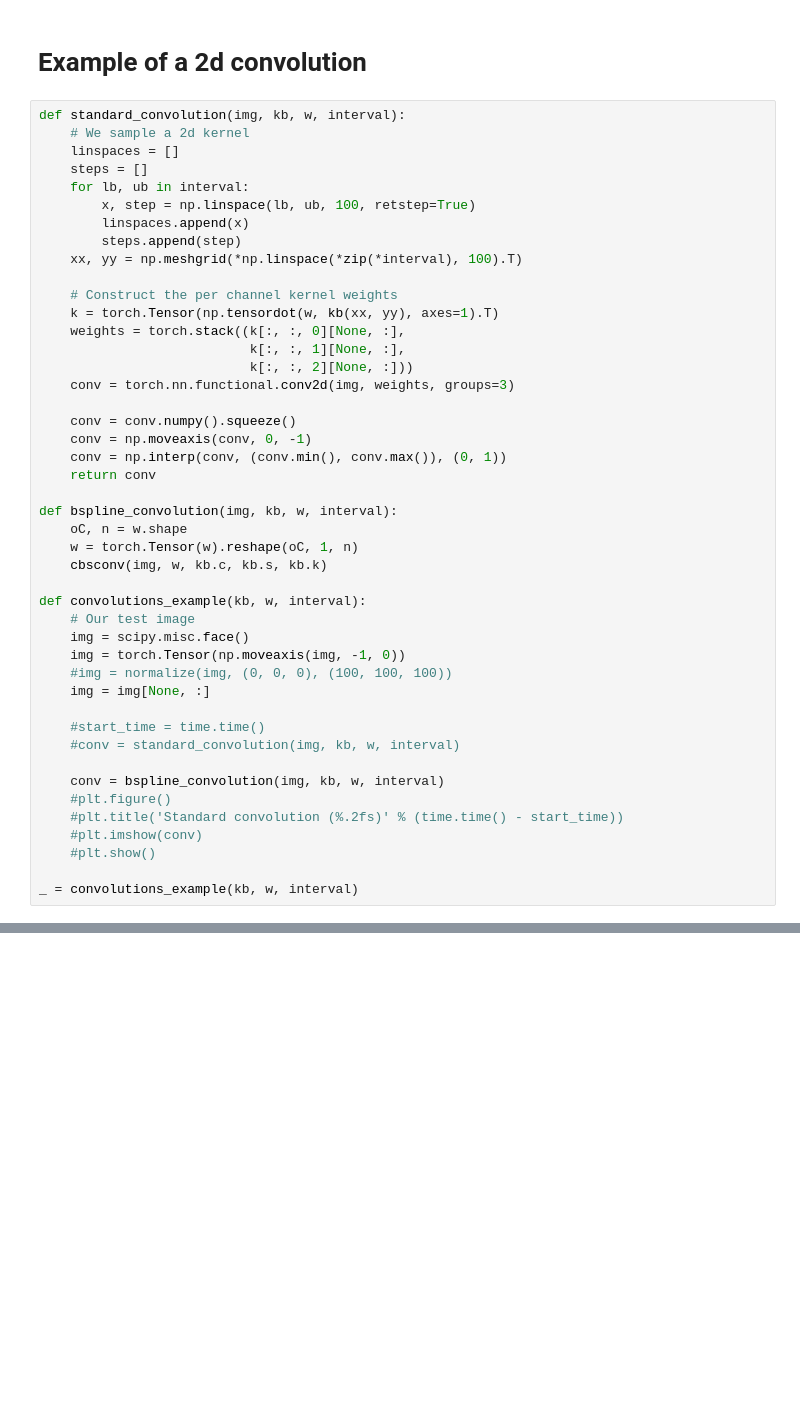
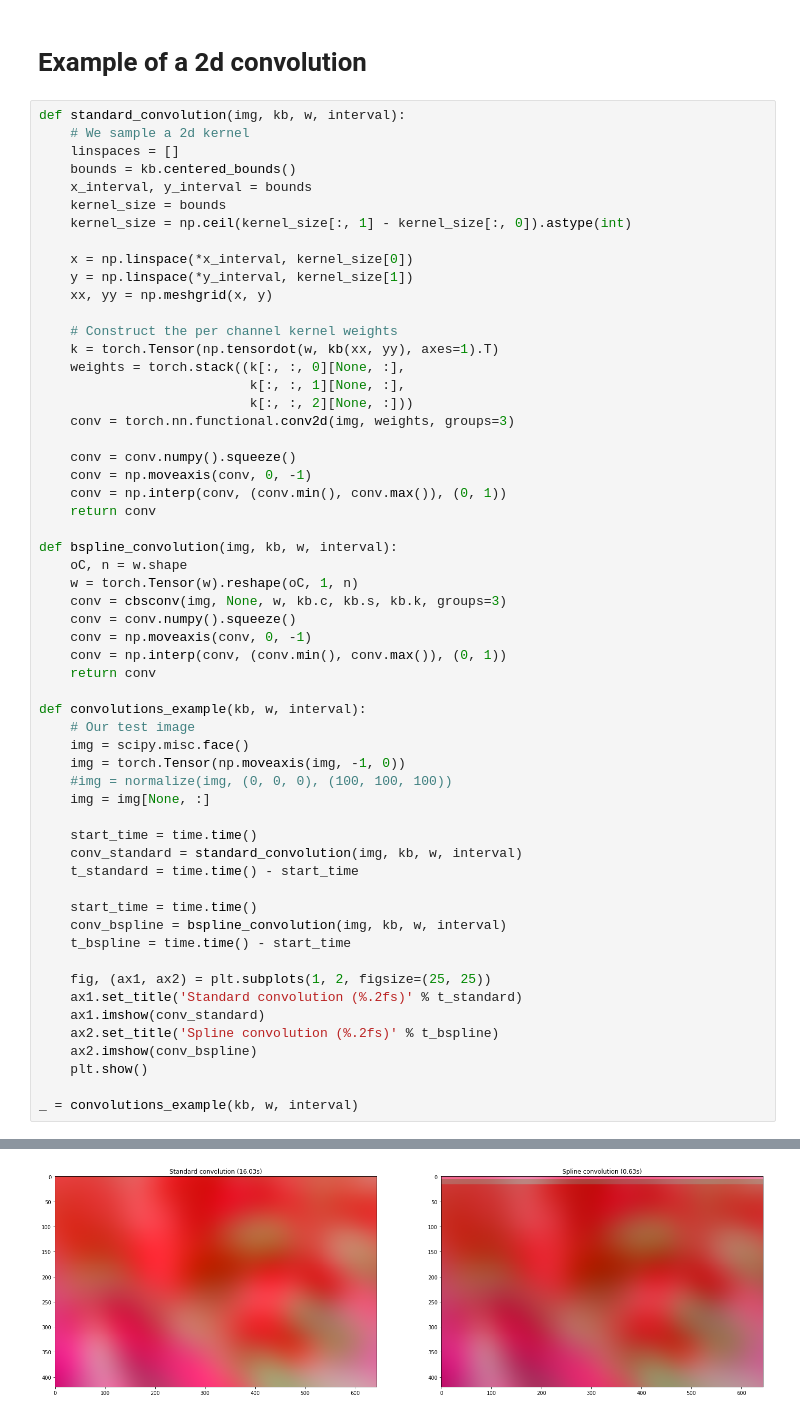
Before and after one commit to lromor/ebconv, a Jupyter notebook: examples/bsplines_and_convolutions.ipynb, the cells around one changed output, grey strips where cells are left out. Cells and saved outputs as stored; diff of their text form; blank space fills up the shorter version.

```diff
--- a/examples/bsplines_and_convolutions.ipynb
+++ b/examples/bsplines_and_convolutions.ipynb
@@ -108,12 +109,14 @@ kb, w, interval = bsplinekernel_example()
 def standard_convolution(img, kb, w, interval):
     # We sample a 2d kernel
     linspaces = []
-    steps = []
-    for lb, ub in interval:
-        x, step = np.linspace(lb, ub, 100, retstep=True)
-        linspaces.append(x)
-        steps.append(step)
-    xx, yy = np.meshgrid(*np.linspace(*zip(*interval), 100).T)
+    bounds = kb.centered_bounds()
+    x_interval, y_interval = bounds
+    kernel_size = bounds
+    kernel_size = np.ceil(kernel_size[:, 1] - kernel_size[:, 0]).astype(int)
+
+    x = np.linspace(*x_interval, kernel_size[0])
+    y = np.linspace(*y_interval, kernel_size[1])
+    xx, yy = np.meshgrid(x, y)
 
     # Construct the per channel kernel weights
     k = torch.Tensor(np.tensordot(w, kb(xx, yy), axes=1).T)
@@ -130,7 +133,11 @@ def standard_convolution(img, kb, w, interval):
 def bspline_convolution(img, kb, w, interval):
     oC, n = w.shape
     w = torch.Tensor(w).reshape(oC, 1, n)
-    cbsconv(img, w, kb.c, kb.s, kb.k)
+    conv = cbsconv(img, None, w, kb.c, kb.s, kb.k, groups=3)
+    conv = conv.numpy().squeeze()
+    conv = np.moveaxis(conv, 0, -1)
+    conv = np.interp(conv, (conv.min(), conv.max()), (0, 1))
+    return conv
 
 def convolutions_example(kb, w, interval):
     # Our test image
@@ -139,13 +146,20 @@ def convolutions_example(kb, w, interval):
     #img = normalize(img, (0, 0, 0), (100, 100, 100))
     img = img[None, :]
 
-    #start_time = time.time()
-    #conv = standard_convolution(img, kb, w, interval)
+    start_time = time.time()
+    conv_standard = standard_convolution(img, kb, w, interval)
+    t_standard = time.time() - start_time
 
-    conv = bspline_convolution(img, kb, w, interval)
-    #plt.figure()
-    #plt.title('Standard convolution (%.2fs)' % (time.time() - start_time))
-    #plt.imshow(conv)
-    #plt.show()
+    start_time = time.time()
+    conv_bspline = bspline_convolution(img, kb, w, interval)
+    t_bspline = time.time() - start_time
+
+    fig, (ax1, ax2) = plt.subplots(1, 2, figsize=(25, 25))
+    ax1.set_title('Standard convolution (%.2fs)' % t_standard)
+    ax1.imshow(conv_standard)
+    ax2.set_title('Spline convolution (%.2fs)' % t_bspline)
+    ax2.imshow(conv_bspline)
+    plt.show()
 
 _ = convolutions_example(kb, w, interval)
+# %% [output]
@@ -151,0 +174 @@ _ = convolutions_example(kb, w, interval)
+[figure, added]
```
Also changed, not shown: parts of 6 cells of this notebook, 4 other files.
